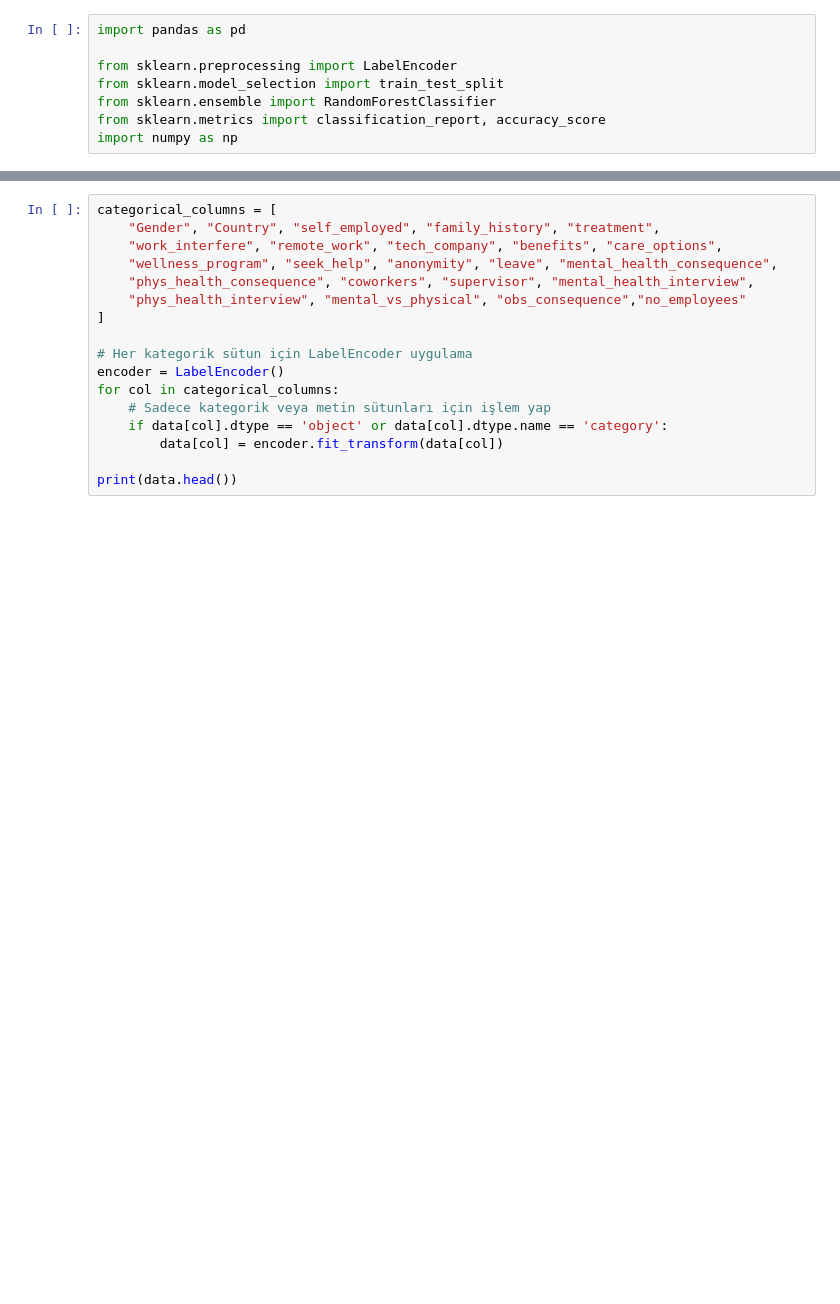
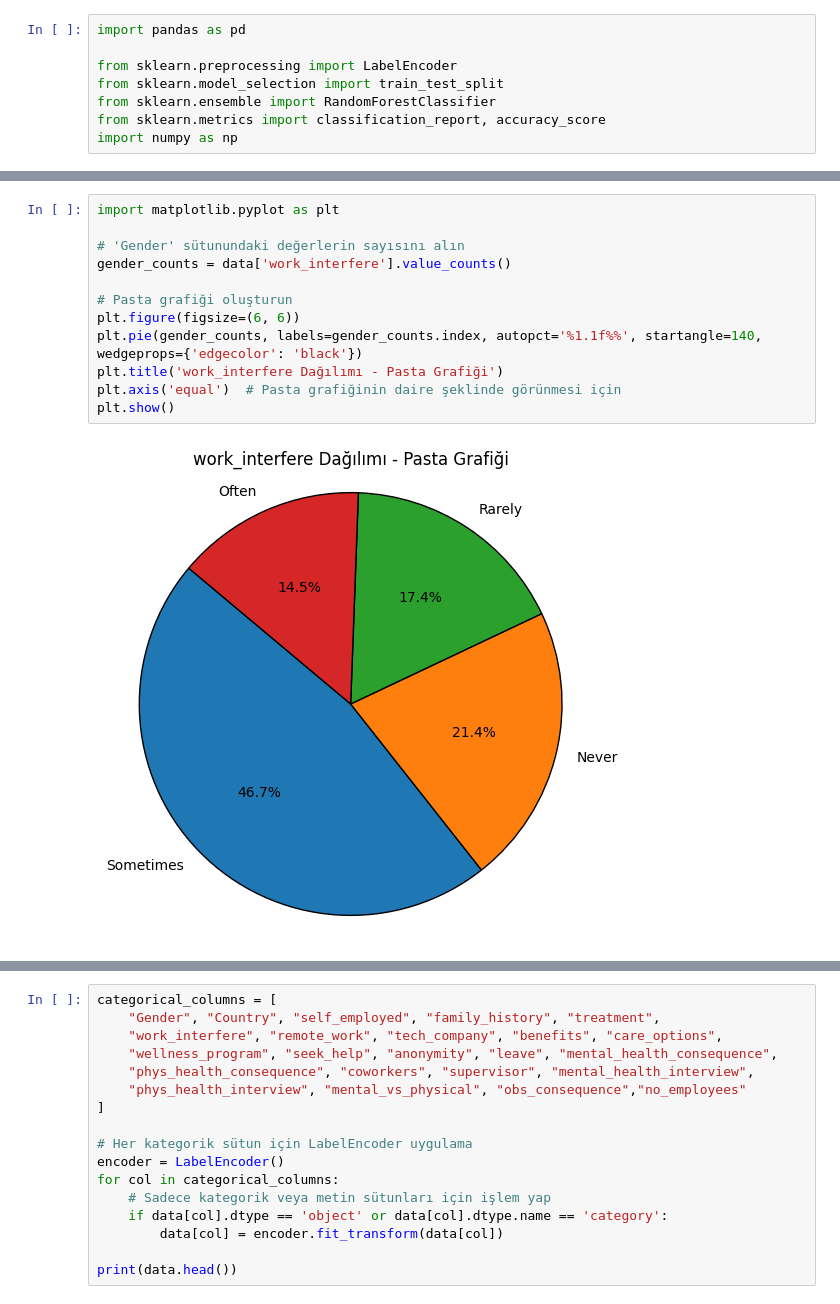
Before and after one commit to Suedaern/Data-Mining-Project, a Jupyter notebook: YeniMining.ipynb, the cells around one changed output, grey strips where cells are left out. Saved outputs shown, nothing was run; the diff lists cells and outputs as text; blank space fills up the shorter version.

```diff
--- a/YeniMining.ipynb
+++ b/YeniMining.ipynb
@@ -67,0 +254,14 @@ data.head()
+# %%
+import matplotlib.pyplot as plt
+
+# 'Gender' sütunundaki değerlerin sayısını alın
+gender_counts = data['work_interfere'].value_counts()
+
+# Pasta grafiği oluşturun
+plt.figure(figsize=(6, 6))
+plt.pie(gender_counts, labels=gender_counts.index, autopct='%1.1f%%', startangle=140, wedgeprops={'edgecolor': 'black'})
+plt.title('work_interfere Dağılımı - Pasta Grafiği')
+plt.axis('equal')  # Pasta grafiğinin daire şeklinde görünmesi için
+plt.show()
+# %% [output]
+[figure, added]
```
Also changed, not shown: parts of 32 cells of this notebook.
